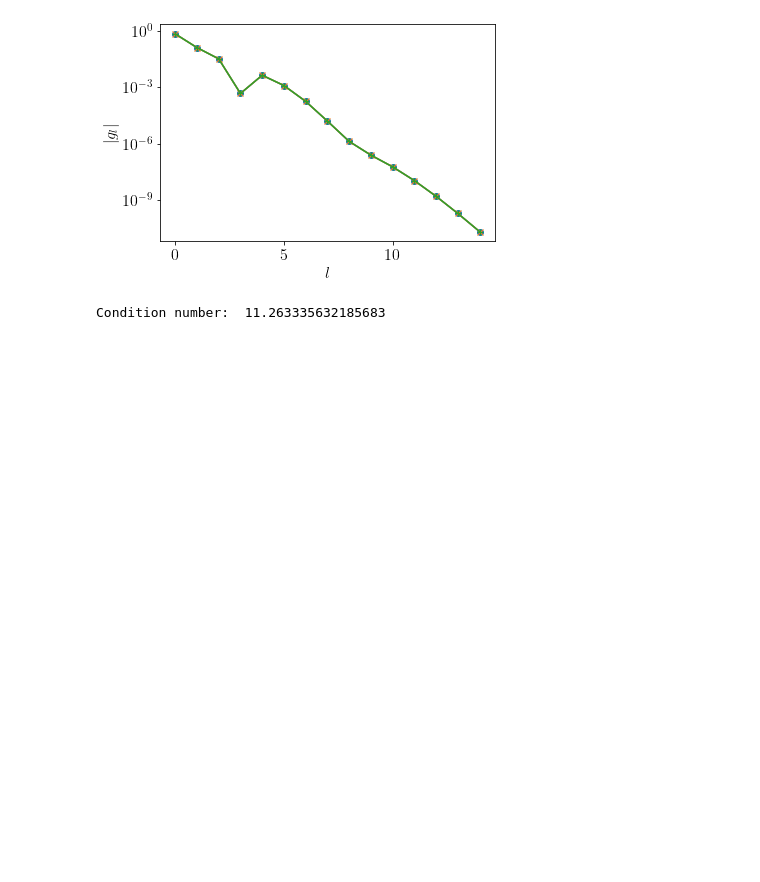
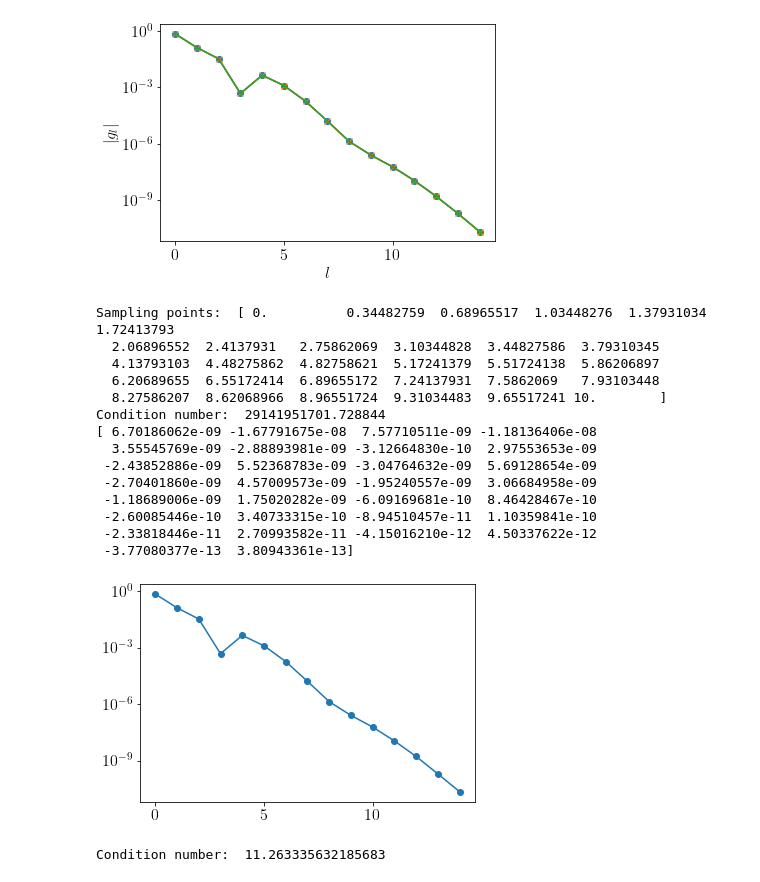
Before and after one commit to shinaoka/numerical_recipes_many_body_physics, a Jupyter notebook: section7.ipynb, the cells around one changed output. Cells and saved outputs as stored; diff of their text form; code cells hidden in the pictures; blank space fills up the shorter version.

```diff
--- a/section7.ipynb
+++ b/section7.ipynb
@@ -127,6 +125,30 @@ plt.ylabel(r'$|g_l|$')
 # %% [output]
 Text(0, 0.5, '$|g_l|$')
 [figure]
+# %%
+# bad case
+smpl_bad = irbasis3.TauSampling(basis, sampling_points=np.linspace(0, beta, basis.size))
+print("Sampling points: ", smpl_bad.sampling_points)
+print("Condition number: ", smpl_bad.cond)
+gl_reconst_sparse_bad = smpl_bad.fit(eval_gtau(smpl_bad.sampling_points))
+plt.semilogy(np.abs(gl_reconst_sparse_bad[::2]), marker='o')
+print(gl_reconst_sparse_bad - gl)
+# %% [output]
+Sampling points:  [ 0.          0.34482759  0.68965517  1.03448276  1.37931034  1.72413793
+  2.06896552  2.4137931   2.75862069  3.10344828  3.44827586  3.79310345
+  4.13793103  4.48275862  4.82758621  5.17241379  5.51724138  5.86206897
+  6.20689655  6.55172414  6.89655172  7.24137931  7.5862069   7.93103448
+  8.27586207  8.62068966  8.96551724  9.31034483  9.65517241 10.        ]
+Condition number:  29141951701.728844
+[ 6.70186062e-09 -1.67791675e-08  7.57710511e-09 -1.18136406e-08
+  3.55545769e-09 -2.88893981e-09 -3.12664830e-10  2.97553653e-09
+ -2.43852886e-09  5.52368783e-09 -3.04764632e-09  5.69128654e-09
+ -2.70401860e-09  4.57009573e-09 -1.95240557e-09  3.06684958e-09
+ -1.18689006e-09  1.75020282e-09 -6.09169681e-10  8.46428467e-10
+ -2.60085446e-10  3.40733315e-10 -8.94510457e-11  1.10359841e-10
+ -2.33818446e-11  2.70993582e-11 -4.15016210e-12  4.50337622e-12
+ -3.77080377e-13  3.80943361e-13]
+[figure, added]
 # %%
 def eval_giv(v):
     uhat_val = basis.uhat(v)
```
Also changed, not shown: parts of 4 cells of this notebook, 4 other files.
